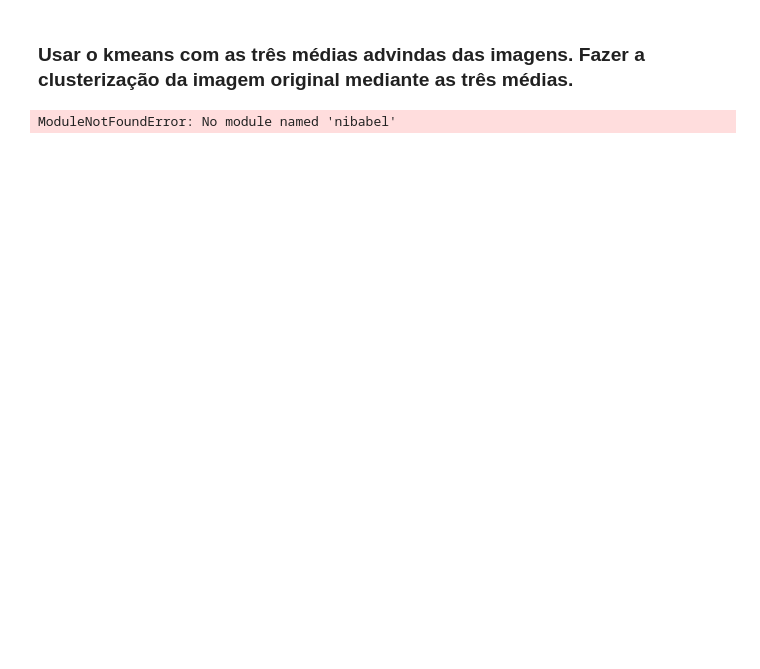
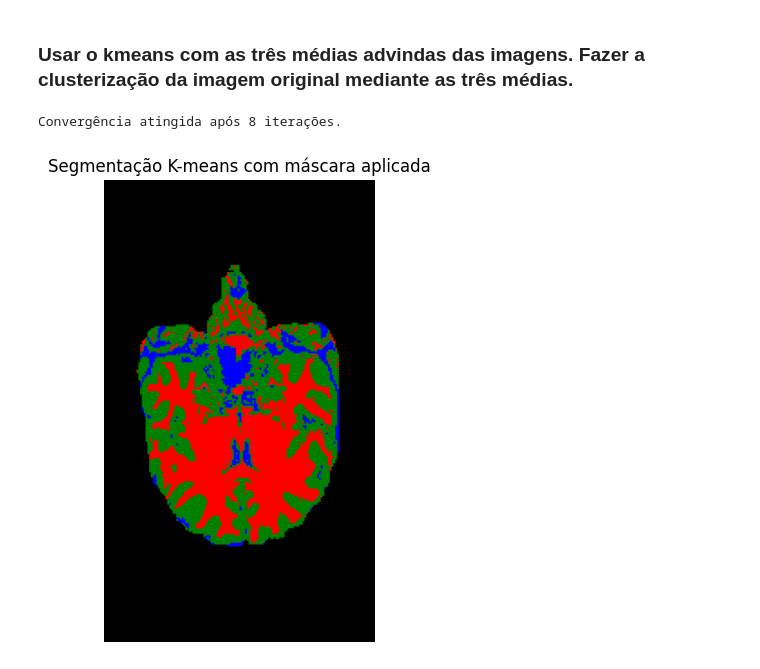
Before and after one commit to AdrianoCarvalh0/work2, a Jupyter notebook: work2.ipynb, the cells around one changed output. Saved outputs shown, nothing was run; the diff lists cells and outputs as text; code cells hidden in the pictures; blank space fills up the shorter version.

```diff
--- a/work2.ipynb
+++ b/work2.ipynb
@@ -243,65 +60,98 @@ Máximo wm: 207, mínimo: 1.
 # %% [markdown]
 ### Usar o kmeans com as três médias advindas das imagens. Fazer a clusterização da imagem original mediante as três médias.
 # %%
-import numpy as np
-import matplotlib.pyplot as plt
-import nibabel as nib
+# --- Carregar a imagem original ---
+image_path = "image_norm.nii.gz"  # Modifique para o caminho da sua imagem
+nifti_image = nib.load(image_path)
+image_data = nifti_image.get_fdata()  # Array NumPy da imagem
 
-# Carregar a imagem com Nibabel
-image_path = "images_filtered\IXI002-Guys-0828-T1.nii.gz"  # Modifique para o caminho da sua imagem
-nifti_image = nib.load(image_path)
-image_data = nifti_image.get_fdata()  # Dados da imagem como um array NumPy
+# --- Carregar a máscara ---
+mask_path = "atlas_resampled\IXI002-Guys-0828-T1.nii.gz\mni_mask.nii.gz"  # Caminho do arquivo enviado
+mask_nifti = nib.load(mask_path)
+mask_data = mask_nifti.get_fdata()  # Array NumPy da máscara
+
+# --- Aplicar a máscara (mantendo apenas a parte branca) ---
+image_data[mask_data == 0] = 0
+
+# Obter o tamanho do voxel em mm (dimensão do voxel)
+voxel_size = np.prod(nifti_image.header.get_zooms())  # Multiplica (dx, dy, dz) para obter mm³
 
 # Definir as médias fornecidas para os 3 clusters
-cluster_means = np.array([30, 100, 200])  # Exemplo de médias para os 3 clusters
+cluster_means = np.array([[vetor_np_csf_mean], [vetor_np_gm_mean], [vetor_np_wm_mean]])  # Exemplo de valores médios
 
 # Número de clusters
 k = len(cluster_means)
 
-# Inicializar aleatoriamente os centroids com base nas médias fornecidas
+# Inicializar centroides com as médias fornecidas
 centroids = cluster_means.copy()
 
 # Função para atribuir cada pixel ao cluster mais próximo
 def assign_to_cluster(image_data, centroids):
-    distances = np.abs(image_data[..., None] - centroids)  # Distância entre cada pixel e os centroids
-    return np.argmin(distances, axis=-1)  # Atribui ao cluster com a menor distância
+    distances = np.abs(image_data[..., None] - centroids.flatten())
+    return np.argmin(distances, axis=-1)
 
 # Função para atualizar os centroids
 def update_centroids(image_data, labels, k):
     new_centroids = np.zeros(k)
     for i in range(k):
-        # Calcular a média dos pixels atribuídos a cada cluster
-        new_centroids[i] = np.mean(image_data[labels == i])
+        if np.any(labels == i):
+            new_centroids[i] = np.mean(image_data[labels == i])
+        else:
+            new_centroids[i] = centroids[i]  # Mantém se não houver atualização
     return new_centroids
 
 # Número máximo de iterações
 max_iters = 100
 tolerance = 1e-4
 prev_centroids = np.zeros_like(centroids)
 
 # Iteração do K-means
 for iteration in range(max_iters):
-    # Atribuir os pixels aos clusters
     labels = assign_to_cluster(image_data, centroids)
-
-    # Atualizar os centroids
     centroids = update_centroids(image_data, labels, k)
 
-    # Verificar convergência (quando os centroids não mudam mais)
     if np.all(np.abs(centroids - prev_centroids) < tolerance):
         print(f"Convergência atingida após {iteration + 1} iterações.")
         break
 
     prev_centroids = centroids.copy()
 
-# Exibir os resultados
-segmented_image = labels
+# Criar uma imagem RGB para visualização
+segmented_rgb = np.zeros((*labels.shape, 3), dtype=np.uint8)
+
+# Definir as cores (R, G, B)
+colors = {
+    0: [255, 0, 0],      # Vermelho (Primeira classe)
+    1: [0, 0, 255],      # Azul (Segunda classe)
+    2: [0, 128, 0],  # Verde (Terceira classe)
+}
+
+# Atribuir cores aos pixels classificados
+for class_id, color in colors.items():
+    segmented_rgb[labels == class_id] = color
+
+# Aplicar a máscara na segmentação (fundo preto)
+segmented_rgb[mask_data == 0] = [0, 0, 0]
 
 # Mostrar um corte da segmentação
+slice_index = segmented_rgb.shape[0] // 2  # Pegar um corte no meio
 plt.figure(figsize=(8, 6))
-plt.imshow(segmented_image[int(segmented_image.shape[0] / 2)], cmap="jet")
-plt.title("Segmentação K-means com 3 classes (NumPy)")
-plt.colorbar()
+plt.imshow(segmented_rgb[slice_index])  # Mostrar a imagem colorida
+plt.title("Segmentação K-means com máscara aplicada")
+plt.axis("off")
 plt.show()
+
+# --- Cálculo do Volume ---
+volumes = {}
+for class_id in range(k):
+    num_voxels = np.sum(labels == class_id)  # Contar número de voxels na classe
+    volume_mm3 = num_voxels * voxel_size  # Multiplicar pelo tamanho do voxel
+    volumes[class_id] = volume_mm3
+
+# Exibir resultados
+print("\nVolumes calculados:")
+for class_id, volume in volumes.items():
+    print(f"Classe {class_id} ({['Vermelho', 'Azul', 'Verde'][class_id]}): {volume:.2f} mm³")
 # %% [output]
-ModuleNotFoundError: No module named 'nibabel'
+Convergência atingida após 8 iterações.
+[figure, added]
```
Also changed, not shown: parts of 20 cells of this notebook, 5 other files.
